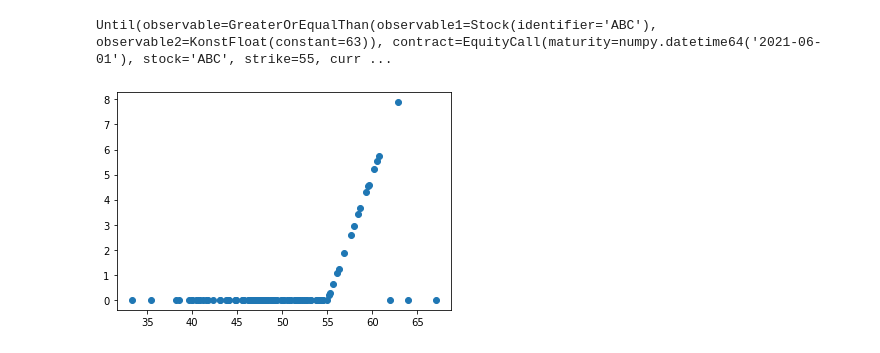
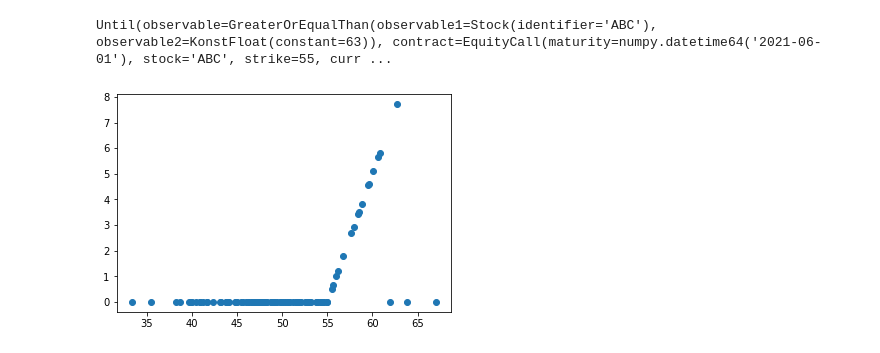
Before and after one commit to luphord/monte-carlo-contracts, a Jupyter notebook: examples/Equity Options.ipynb, the cells around one changed output. Cells and saved outputs as stored; diff of their text form; code cells hidden in the pictures.

Commit message:
employ black scholes model generation

```diff
--- a/examples/Equity Options.ipynb
+++ b/examples/Equity Options.ipynb
@@ -53,0 +43,4 @@ model = Model(dategrid, {}, {"ABC": x}, np.ones(x.shape), "USD")
+# %%
+model = simulate_equity_black_scholes_model("ABC", "USD", spot, dategrid, volatility, 0, n, rnd)
+plt.plot(model.dategrid, model.simulated_stocks["ABC"].T)
+model.simulated_stocks["ABC"].shape
@@ -94,6 +90,6 @@ upper_knockout
 Until(observable=GreaterOrEqualThan(observable1=Stock(identifier='ABC'), observable2=KonstFloat(constant=63)), contract=EquityCall(maturity=numpy.datetime64('2021-06-01'), stock='ABC', strike=55, curr ...
 # %%
 cf = model.generate_simple_cashflows_in_numeraire_currency(upper_knockout)
-plt.scatter(x[:,-1], cf.cashflows);
+plt.scatter(model.simulated_stocks["ABC"][:,-1], cf.cashflows);
 # %% [output]
-[figure, old version]
+[figure, new version]
```
Also changed, not shown: parts of 8 cells of this notebook.
